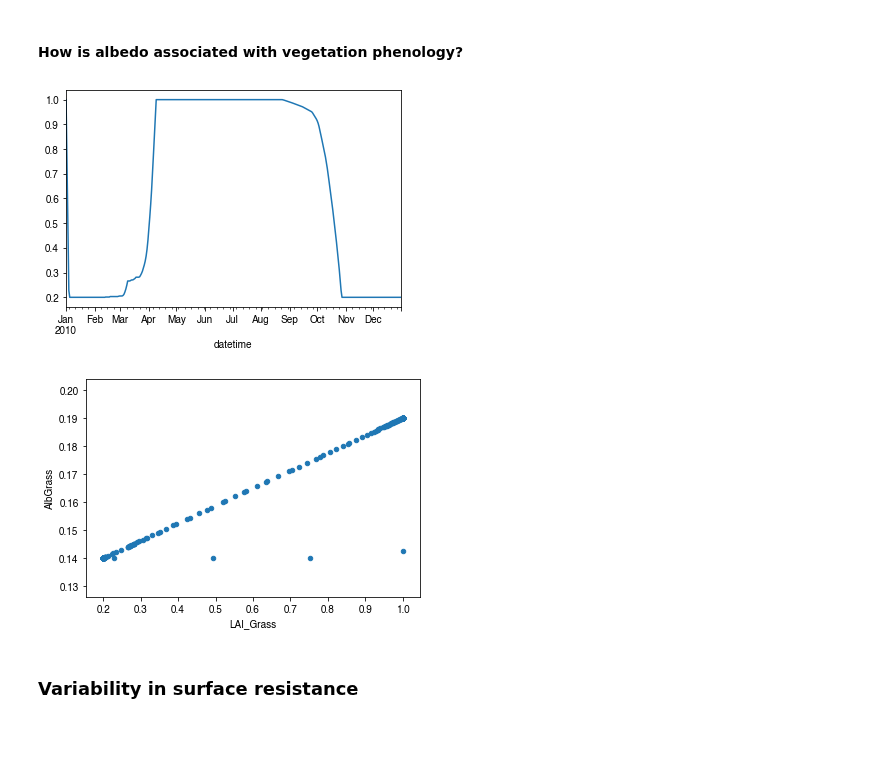
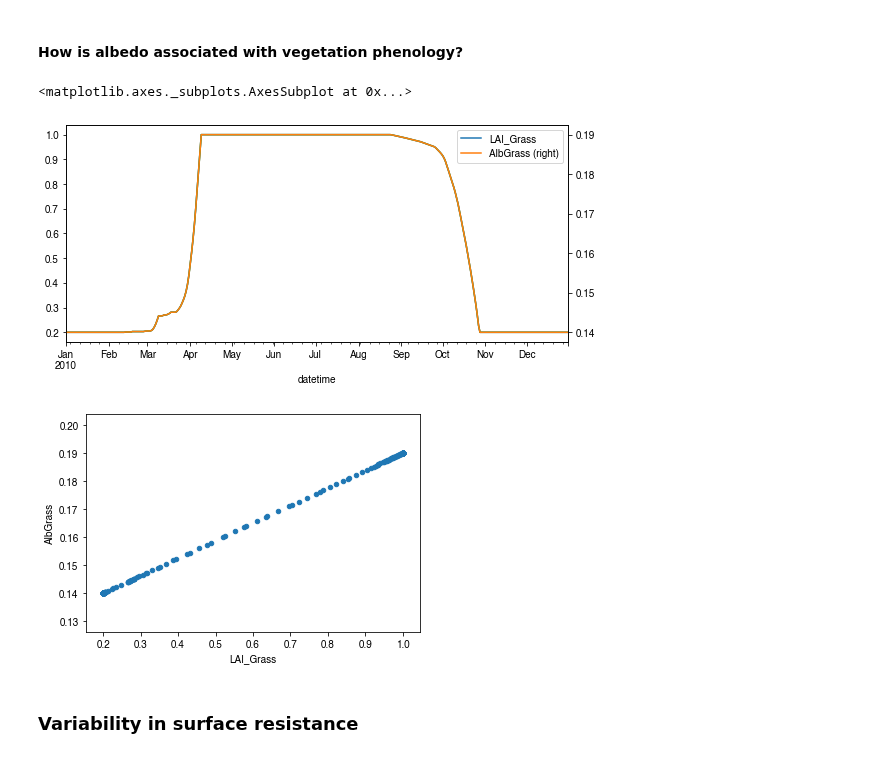
Before and after one commit to BLM-UoR/BLM, a Jupyter notebook: docs/tutorials/tutorial-AMF-sim.ipynb, the cells around one changed output. Drawn from its saved outputs; the diff is of its cells as text; code cells hidden in the pictures.

```diff
--- a/docs/tutorials/tutorial-AMF-sim.ipynb
+++ b/docs/tutorials/tutorial-AMF-sim.ipynb
@@ -135,6 +135,6 @@ df_state_amf.albmax_grass = 0.19
 df_state_amf.albmin_grass = 0.14
 # %%
 # initial albedo value
-df_state_amf.loc[:, ('alb', '(4,)')] = 0.14
+df_state_amf.loc[:, 'albgrass_id'] = 0.14
 # %% [markdown]
 #### LAI/phenology
@@ -142,9 +150,11 @@ df_state_amf.loc[:, ('alb', '(4,)')] = 0.14
 # properties to control vegetation phenology
 # you can skip the details for and just set them as provided below
 
-# LAI
+# LAI paramters
 df_state_amf.loc[:, ('laimax', '(2,)')] = 1
 df_state_amf.loc[:, ('laimin', '(2,)')] = 0.2
+# initial LAI
+df_state_amf.loc[:,('lai_id','(2,)')] = 0.2
 
 # BaseT
 df_state_amf.loc[:, ('baset', '(2,)')] = 5
@@ -530,9 +553,12 @@ _ = ser_alb.plot()
 #### How is albedo associated with vegetation phenology?
 # %%
 ser_lai = df_dailystate.LAI_Grass
+pd.concat([ser_lai, ser_alb], axis=1).plot(secondary_y='AlbGrass',
+                                              figsize=(9, 4))
 _ = ser_lai.plot()
 # %% [output]
+<matplotlib.axes._subplots.AxesSubplot at 0x...>
-[figure, old version]
+[figure, new version]
 # %%
 ax_alb_lai = df_dailystate[['LAI_Grass', 'AlbGrass']].plot.scatter(
     x='LAI_Grass',
@@ -540,7 +566,7 @@ ax_alb_lai = df_dailystate[['LAI_Grass', 'AlbGrass']].plot.scatter(
 )
 ax_alb_lai.set_aspect('auto')
 # %% [output]
-[figure, old version]
+[figure, new version]
 # %% [markdown]
 ### Variability in surface resistance
 # %% [markdown]
```
Also changed, not shown: parts of 23 cells of this notebook, 1 other file.
